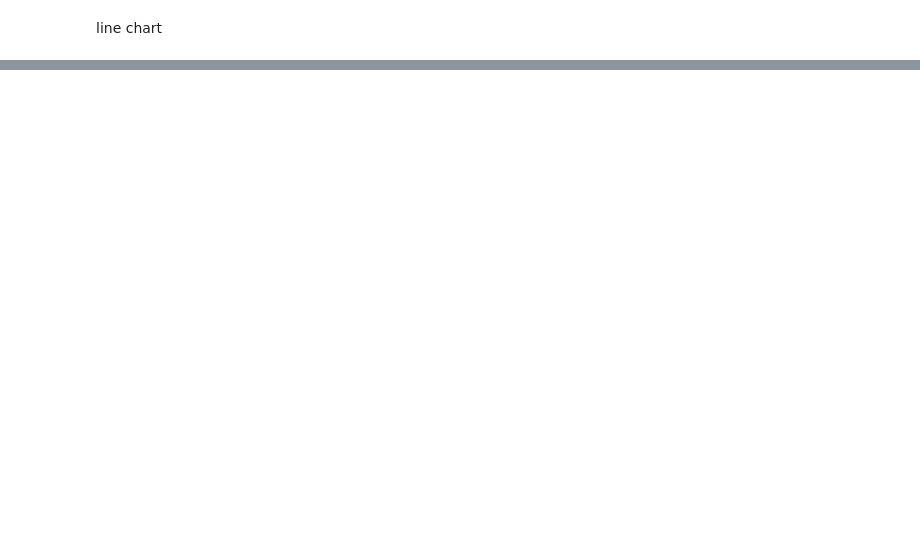
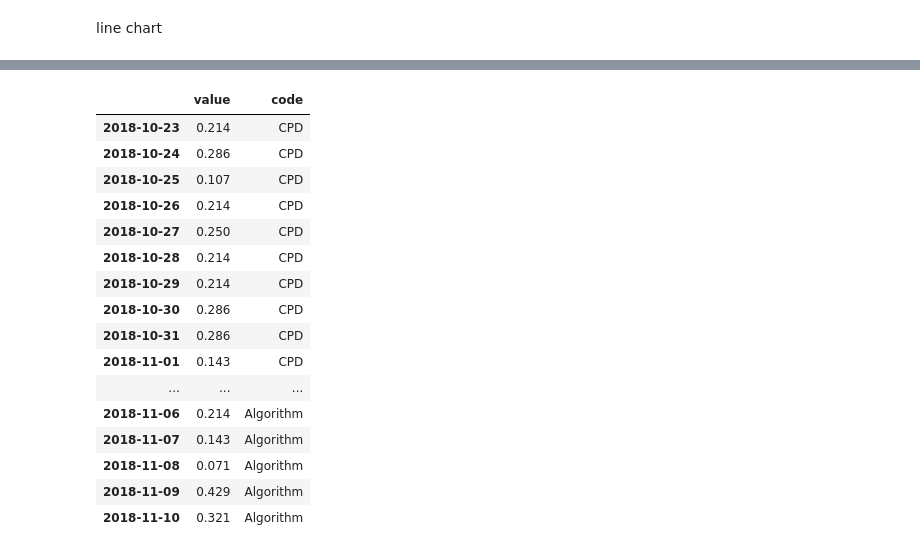
Before and after one commit to uteyechea/Chicago-Police-Department-LSTM-for-Crime-Forecast, a Jupyter notebook: Part5_Black_Box_Testing.ipynb, the cells around one changed output, grey strips where cells are left out. Drawn from its saved outputs; the diff is of its cells as text; code cells hidden in the pictures; blank space fills up the shorter version.

```diff
--- a/Part5_Black_Box_Testing.ipynb
+++ b/Part5_Black_Box_Testing.ipynb
@@ -180,0 +386,20 @@ fig.show()
+# %%
+df3
+# %% [output]
+|  | value | code |
+| 2018-10-23 | 0.214 | CPD |
+| 2018-10-24 | 0.286 | CPD |
+| 2018-10-25 | 0.107 | CPD |
+| 2018-10-26 | 0.214 | CPD |
+| 2018-10-27 | 0.250 | CPD |
+| 2018-10-28 | 0.214 | CPD |
+| 2018-10-29 | 0.214 | CPD |
+| 2018-10-30 | 0.286 | CPD |
+| 2018-10-31 | 0.286 | CPD |
+| 2018-11-01 | 0.143 | CPD |
+| ... | ... | ... |
+| 2018-11-06 | 0.214 | Algorithm |
+| 2018-11-07 | 0.143 | Algorithm |
+| 2018-11-08 | 0.071 | Algorithm |
+| 2018-11-09 | 0.429 | Algorithm |
+| 2018-11-10 | 0.321 | Algorithm |
```
Also changed, not shown: parts of 26 cells of this notebook.
